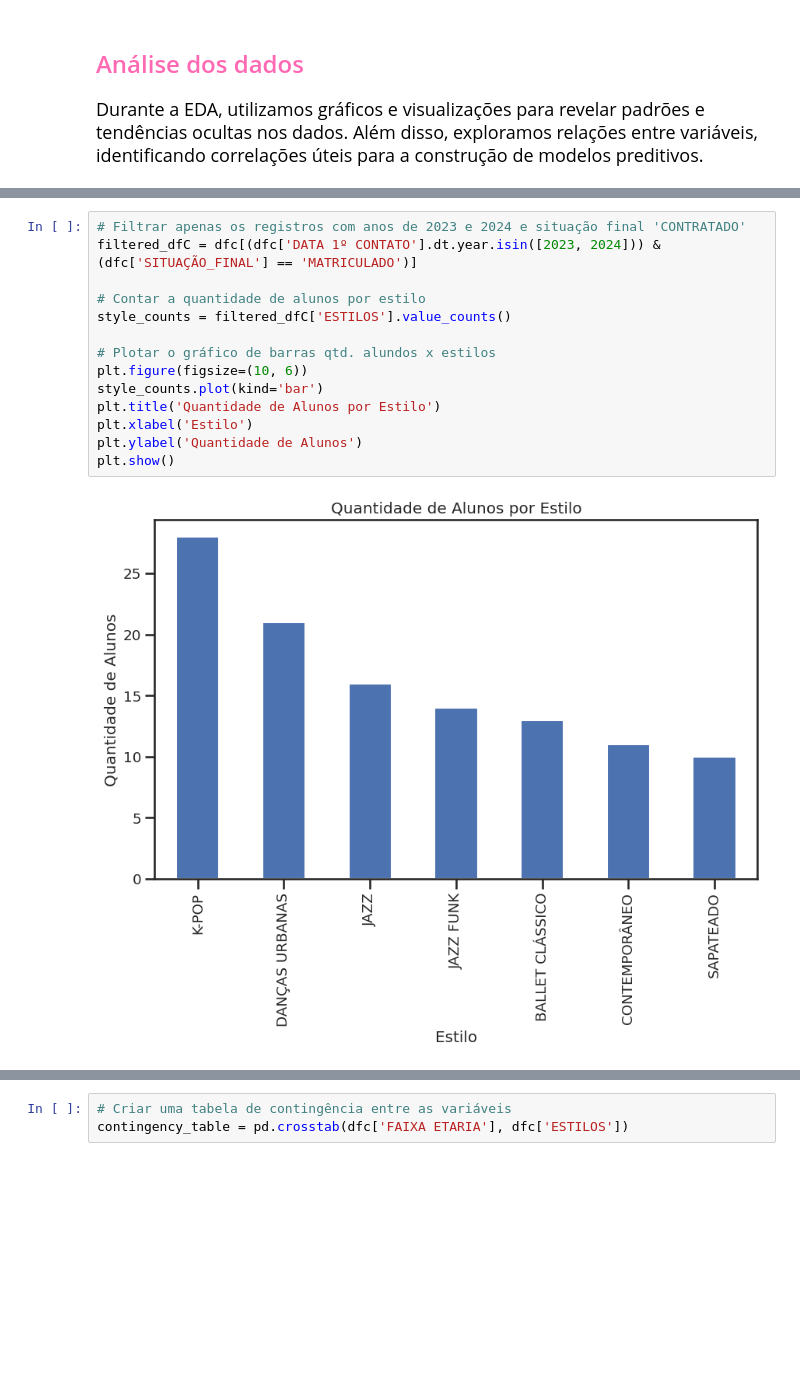
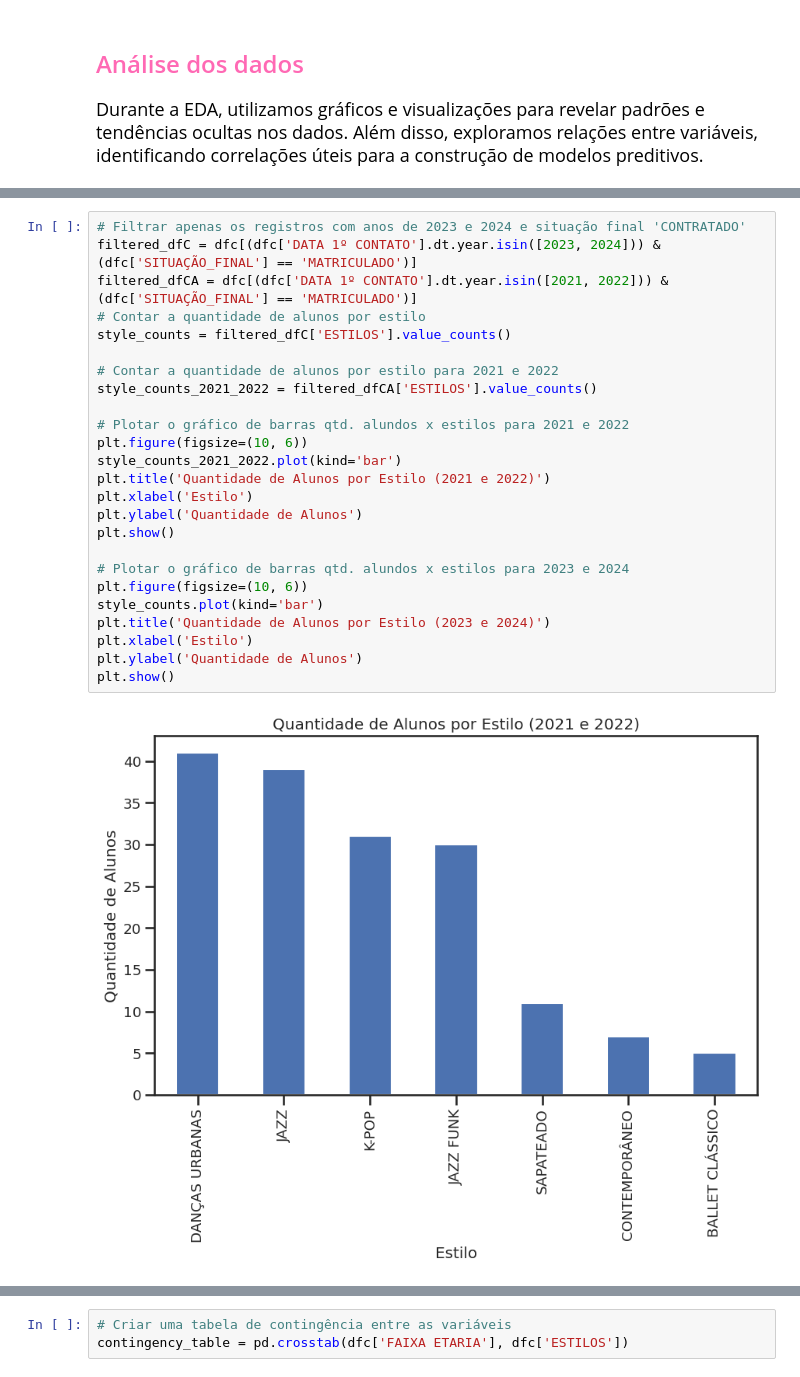
Before and after one commit to KoreTane/PredictiveLeadManagement, a Jupyter notebook: CBS_Dance_EDA.ipynb, the cells around one changed output, grey strips where cells are left out. Drawn from its saved outputs; the diff is of its cells as text; blank space fills up the shorter version.

```diff
--- a/CBS_Dance_EDA.ipynb
+++ b/CBS_Dance_EDA.ipynb
@@ -48,16 +48,27 @@ dfc.head(5)
 # %%
 # Filtrar apenas os registros com anos de 2023 e 2024 e situação final 'CONTRATADO'
 filtered_dfC = dfc[(dfc['DATA 1º CONTATO'].dt.year.isin([2023, 2024])) & (dfc['SITUAÇÃO_FINAL'] == 'MATRICULADO')]
-
+filtered_dfCA = dfc[(dfc['DATA 1º CONTATO'].dt.year.isin([2021, 2022])) & (dfc['SITUAÇÃO_FINAL'] == 'MATRICULADO')]
 # Contar a quantidade de alunos por estilo
 style_counts = filtered_dfC['ESTILOS'].value_counts()
 
-# Plotar o gráfico de barras qtd. alundos x estilos
+# Contar a quantidade de alunos por estilo para 2021 e 2022
+style_counts_2021_2022 = filtered_dfCA['ESTILOS'].value_counts()
+
+# Plotar o gráfico de barras qtd. alundos x estilos para 2021 e 2022
 plt.figure(figsize=(10, 6))
-style_counts.plot(kind='bar')
-plt.title('Quantidade de Alunos por Estilo')
+style_counts_2021_2022.plot(kind='bar')
+plt.title('Quantidade de Alunos por Estilo (2021 e 2022)')
 plt.xlabel('Estilo')
 plt.ylabel('Quantidade de Alunos')
 plt.show()
+
+# Plotar o gráfico de barras qtd. alundos x estilos para 2023 e 2024
+plt.figure(figsize=(10, 6))
+style_counts.plot(kind='bar')
+plt.title('Quantidade de Alunos por Estilo (2023 e 2024)')
+plt.xlabel('Estilo')
+plt.ylabel('Quantidade de Alunos')
+plt.show()
 # %% [output]
-[figure, old version]
+[figure, new version]
```
Also changed, not shown: parts of 1 cell of this notebook.
